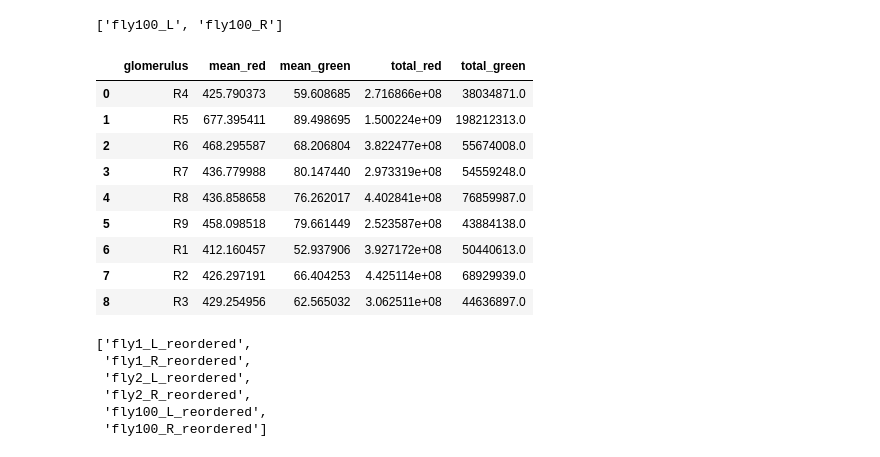
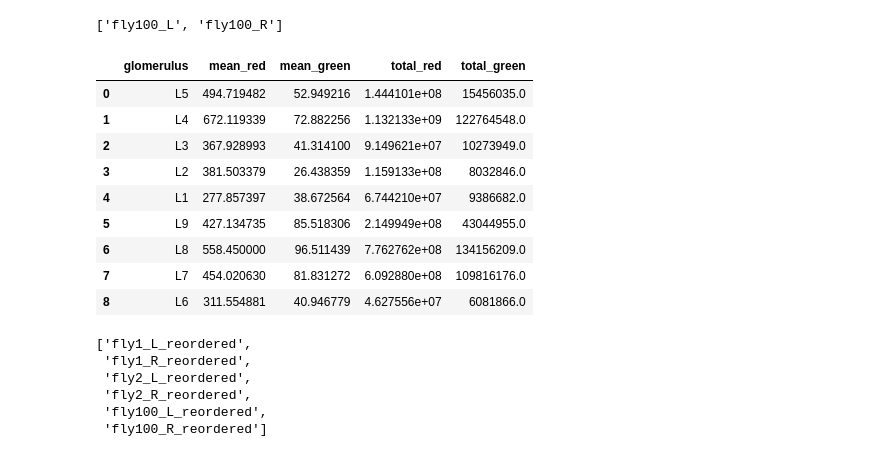
Before and after one commit to sansachenlelele/connectome_analysis_fisherlab, a Jupyter notebook: analysis_trend-25summer.ipynb, the cells around one changed output. Drawn from its saved outputs; the diff is of its cells as text; code cells hidden in the pictures.

Commit message:
did more analysis

```diff
--- a/analysis_trend-25summer.ipynb
+++ b/analysis_trend-25summer.ipynb
@@ -42,7 +52,7 @@ glomeruli = ["L9","L8","L7","L6","L5","L4","L3","L2","L1",
 files = {
     "fly1": "/Users/fisherguest/Documents/Projects/connectome_analysis_fisherlab/mean signal value csv-25summer/fly1.csv",
     "fly2": "/Users/fisherguest/Documents/Projects/connectome_analysis_fisherlab/mean signal value csv-25summer/fly2.csv",
-    "fly100": "/Users/fisherguest/Documents/Projects/connectome_analysis_fisherlab/mean signal value csv-25summer/fly2.csv"
+    #"fly100": "/Users/fisherguest/Documents/Projects/connectome_analysis_fisherlab/mean signal value csv-25summer/fly2.csv"
 }
 # %%
 original = {
@@ -246,18 +264,18 @@ for name, df in brains_with_3glo_halves.items():
 
     reordered_3glo_halves[f"{name}_reordered"] = df_reordered
 # %%
-reordered_3glo_halves['fly100_R_reordered']
+reordered_3glo_halves['fly100_L_reordered']
 # %% [output]
 |  | glomerulus | mean_red | mean_green | total_red | total_green |
-| 0 | R4 | 425.790373 | 59.608685 | 2.716866e+08 | 38034871.0 |
-| 1 | R5 | 677.395411 | 89.498695 | 1.500224e+09 | 198212313.0 |
-| 2 | R6 | 468.295587 | 68.206804 | 3.822477e+08 | 55674008.0 |
-| 3 | R7 | 436.779988 | 80.147440 | 2.973319e+08 | 54559248.0 |
-| 4 | R8 | 436.858658 | 76.262017 | 4.402841e+08 | 76859987.0 |
-| 5 | R9 | 458.098518 | 79.661449 | 2.523587e+08 | 43884138.0 |
-| 6 | R1 | 412.160457 | 52.937906 | 3.927172e+08 | 50440613.0 |
-| 7 | R2 | 426.297191 | 66.404253 | 4.425114e+08 | 68929939.0 |
-| 8 | R3 | 429.254956 | 62.565032 | 3.062511e+08 | 44636897.0 |
+| 0 | L5 | 494.719482 | 52.949216 | 1.444101e+08 | 15456035.0 |
+| 1 | L4 | 672.119339 | 72.882256 | 1.132133e+09 | 122764548.0 |
+| 2 | L3 | 367.928993 | 41.314100 | 9.149621e+07 | 10273949.0 |
+| 3 | L2 | 381.503379 | 26.438359 | 1.159133e+08 | 8032846.0 |
+| 4 | L1 | 277.857397 | 38.672564 | 6.744210e+07 | 9386682.0 |
+| 5 | L9 | 427.134735 | 85.518306 | 2.149949e+08 | 43044955.0 |
+| 6 | L8 | 558.450000 | 96.511439 | 7.762762e+08 | 134156209.0 |
+| 7 | L7 | 454.020630 | 81.831272 | 6.092880e+08 | 109816176.0 |
+| 8 | L6 | 311.554881 | 40.946779 | 4.627556e+07 | 6081866.0 |
 # %%
 # maybe combine reordered_2glo_halves and reordered_3glo_halves into a reordered_dfs
 reordered_halves_all = {**reordered_2glo_halves, **reordered_3glo_halves}
```
Also changed, not shown: parts of 17 cells of this notebook, 1 other file.
